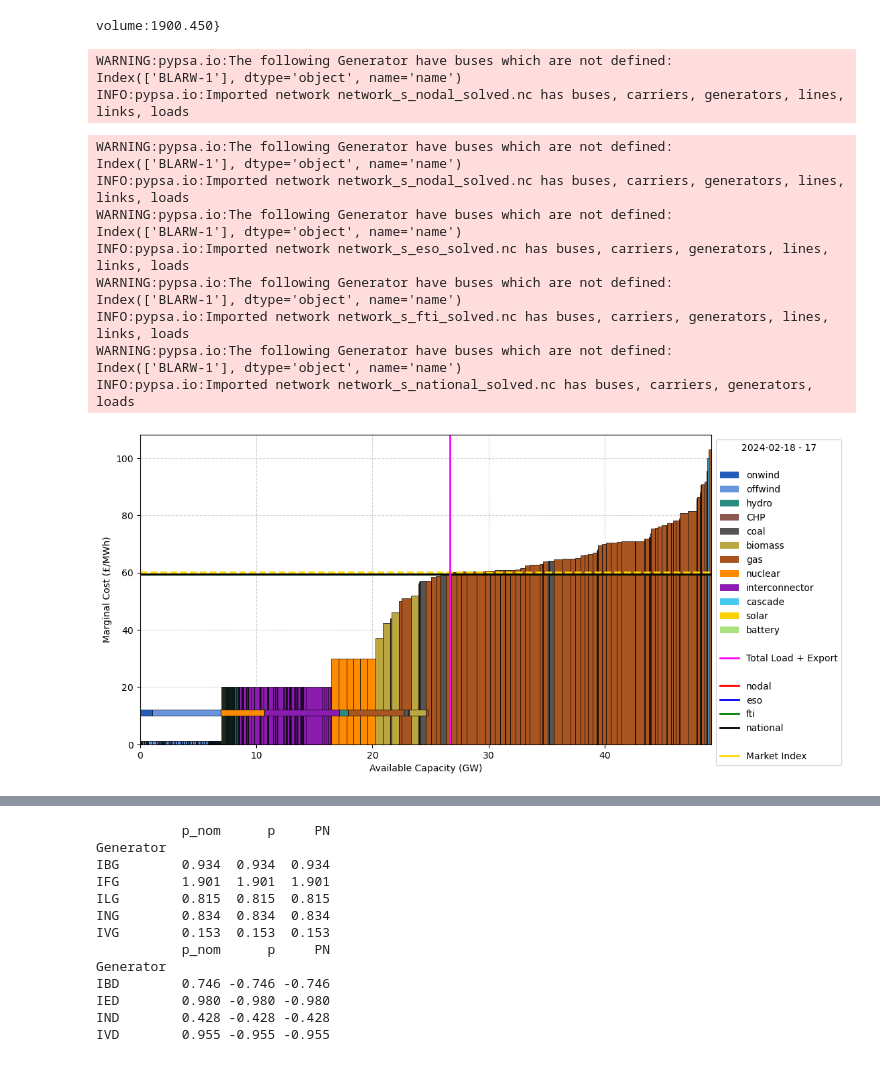
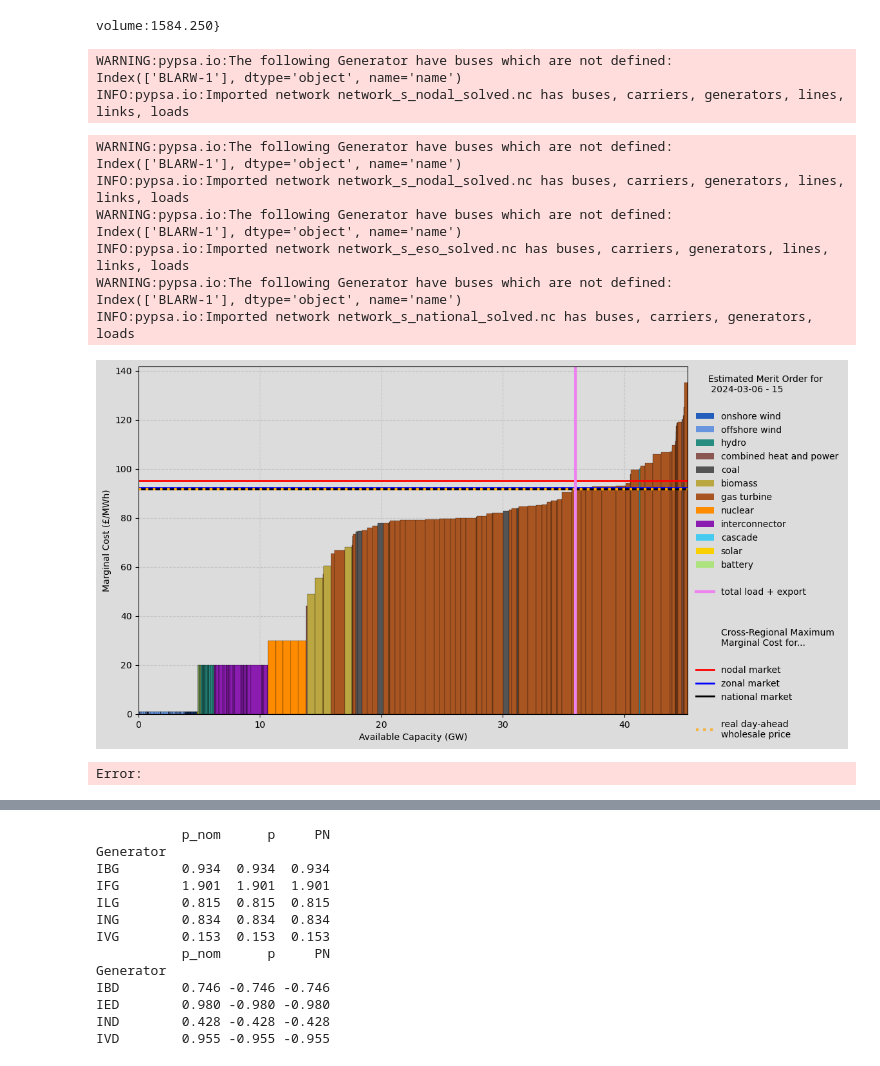
Before and after one commit to LukasFrankenQ/LMP, a Jupyter notebook: notebooks/match_wholesale.ipynb, the cells around one changed output, grey strips where cells are left out. Saved outputs shown, nothing was run; the diff lists cells and outputs as text; code cells hidden in the pictures.

```diff
--- a/notebooks/match_wholesale.ipynb
+++ b/notebooks/match_wholesale.ipynb
@@ -11,8 +11,8 @@ from pathlib import Path
 import matplotlib as mpl
 import matplotlib.pyplot as plt
 # %%
-date = '2024-02-18'
-period = 17
+date = '2024-03-06'
+period = 15
 # %%
 def get_price(date, period):
 
@@ -38,7 +38,7 @@ def get_bm_data(date, period):
 
 price = get_price(date, period)
 # %% [output]
-volume:1900.450}
+volume:1584.250}
 # %%
 def get_model(date, period, layout='nodal'):
     return pypsa.Network(Path.cwd().parent / 'resources' / 'live_data' / f'{date}_{period}' / f'network_s_{layout}_solved.nc')
@@ -82,10 +82,27 @@ Index(['BLARW-1'], dtype='object', name='name')
 INFO:pypsa.io:Imported network network_s_nodal_solved.nc has buses, carriers, generators, lines, links, loads
 # %%
 bmu_loc = pd.read_csv(Path.cwd().parent / 'resources' / 'bmunits_loc.csv', index_col=0)[['lat', 'lon']]
+# %%
+nice_names = {
+    'onwind': 'onshore wind',
+    'offwind': 'offshore wind',
+    'CHP': 'combined heat and power',
+    'gas': 'gas turbine',
+}
+
+layout_names = {
+    'nodal': 'nodal market',
+    'eso': 'zonal market',
+    'national': 'national market',
+}
 # %%
 from shapely.geometry import Point
 
-fig, ax = plt.subplots(1, 1, figsize=(11, 6))
+background_color = 'gainsboro'
+
+fig, ax = plt.subplots(1, 1, figsize=(11, 7))
+fig.patch.set_facecolor(background_color)
+ax.set_facecolor(background_color)
 
 bm_data = get_bm_data(date, period)
 
@@ -117,7 +134,7 @@ for i, (bmu, row) in enumerate(gen.iterrows()):
         # bottom=row.total_p_nom - row.p_nom,
         color=colors[row.carrier],
         edgecolor='black',
-        linewidth=0.5,
+        linewidth=0.2,
         )
 
 handles = []
@@ -130,14 +147,14 @@ for color, carrier in zip(colors.values(), colors.keys()):
         continue
 
     handles.append(plt.Rectangle((0, 0), 1, 1, fc=color))
-    labels.append(carrier)
+    labels.append(nice_names[carrier] if carrier in nice_names else carrier)
 
 labels.append('')
 handles.append(plt.Line2D([0], [0], color='w', lw=0, label=''))
 
-load_color = 'magenta'
-labels.append('Total Load + Export')
-handles.append(plt.Line2D([0], [0], color=load_color, lw=2, label=''))
+load_color = 'violet'
+labels.append('total load + export')
+handles.append(plt.Line2D([0], [0], color=load_color, lw=3, label=''))
 
 labels.append('')
 handles.append(plt.Line2D([0], [0], color='w', lw=0, label=''))
@@ -150,28 +167,41 @@ lcolors = {
     'nodal': 'red',
 }
 
-for l in ['nodal', 'eso', 'fti', 'national']:
+labels.append('')
+handles.append(plt.Line2D([0], [0], color='w', lw=0, label='', linestyle='--', alpha=0.7))
+# for l in ['nodal', 'eso', 'fti', 'national']:
+
+labels.append('Cross-Regional Maximum\nMarginal Cost for...')
+handles.append(plt.Line2D([0], [0], color='w', lw=0, label='', linestyle='--', alpha=0.7))
+labels.append('')
+handles.append(plt.Line2D([0], [0], color='w', lw=0, label='', linestyle='--', alpha=0.7))
+
+for l in ['nodal', 'eso', 'national']:
     ln = get_model(date, period, layout=l)
 
     max_price = ln.buses_t.marginal_price.max().max()
     ax.axhline(max_price, color=lcolors[l], lw=2)
 
     handles.append(plt.Line2D([0], [0], color=lcolors[l], lw=2))
-    labels.append(l)
+    labels.append(layout_names[l])
 
-ax.axhline(price, color='gold', lw=2, linestyle='--')
+mic = 'orange'
+mlw = 3
+
+ax.axhline(price, color=mic, lw=mlw, linestyle=':')
 labels.append('')
-handles.append(plt.Line2D([0], [0], color='w', lw=0, label='', linestyle='--'))
+handles.append(plt.Line2D([0], [0], color='w', lw=0, label='', linestyle='--', alpha=0.7))
 
-labels.append('Market Index')
-handles.append(plt.Line2D([0], [0], color='gold', lw=2))
+labels.append('real day-ahead\nwholesale price')
+handles.append(plt.Line2D([0], [0], color=mic, lw=mlw, linestyle=':', alpha=0.7))
 
 ax.legend(
     handles,
     labels,
     loc='upper left',
     bbox_to_anchor=(1, 1),
-    title=f'{date} - {period}',
+    title=f'Estimated Merit Order for \n {date} - {period}',
+    frameon=False,
     )
 
 ax.set_xlabel('Available Capacity (GW)')
@@ -180,40 +210,38 @@ ax.set_ylabel('Marginal Cost (£/MWh)')
 exporters = n.generators.index[n.generators.p_max_pu == -1.]
 export_vol = n.generators_t.p[exporters].sum().sum() * 1e-3
 
-ax.axvline(n.loads.p_set.sum() * 1e-3 + 2*abs(export_vol), color=load_color, lw=2)
+ax.axvline(n.loads.p_set.sum() * 1e-3 + 2*abs(export_vol), color=load_color, lw=3)
 ax.set_xlim(0, gen.p_nom.sum())
 
 ax.grid(True, linestyle='--', alpha=0.5)
 ax.set_axisbelow(True)
 
-# ax.axvline(bm_data.loc[bm_data > 0].sum()*1e-3, color=load_color, lw=5)
 carrier_dispatch = (
     pd.concat((
         gen[['carrier', 'p_nom', 'marginal_cost']],
         bm_data.mul(1e-3)
         ), axis=1)
     .loc[gen.index]
     .groupby('carrier')[['PN']].sum()
     .iloc[::-1]
 )
 
 carrier_dispatch['total'] = carrier_dispatch.cumsum()
 
-for carrier, row in carrier_dispatch.loc[gen.carrier.unique()].iterrows():
-    ax.bar(row.total - row.PN/2, 2, width=row.PN, bottom=10, color=colors[carrier], edgecolor='black', linewidth=0.5)
+# for carrier, row in carrier_dispatch.loc[gen.carrier.unique()].iterrows():
+#     ax.bar(row.total - row.PN/2, 2, width=row.PN, bottom=10, color=colors[carrier], edgecolor='black', linewidth=0.5)
 
+plt.savefig('merit_order.png', bbox_inches='tight', dpi=300)
 plt.show()
 # %% [output]
 WARNING:pypsa.io:The following Generator have buses which are not defined:
 Index(['BLARW-1'], dtype='object', name='name')
 INFO:pypsa.io:Imported network network_s_nodal_solved.nc has buses, carriers, generators, lines, links, loads
 WARNING:pypsa.io:The following Generator have buses which are not defined:
 Index(['BLARW-1'], dtype='object', name='name')
 INFO:pypsa.io:Imported network network_s_eso_solved.nc has buses, carriers, generators, lines, links, loads
 WARNING:pypsa.io:The following Generator have buses which are not defined:
 Index(['BLARW-1'], dtype='object', name='name')
-INFO:pypsa.io:Imported network network_s_fti_solved.nc has buses, carriers, generators, lines, links, loads
-WARNING:pypsa.io:The following Generator have buses which are not defined:
-Index(['BLARW-1'], dtype='object', name='name')
 INFO:pypsa.io:Imported network network_s_national_solved.nc has buses, carriers, generators, loads
-[figure, old version]
+[figure, new version]
+Error:
```
Also changed, not shown: parts of 2 cells of this notebook, 5 other files.
